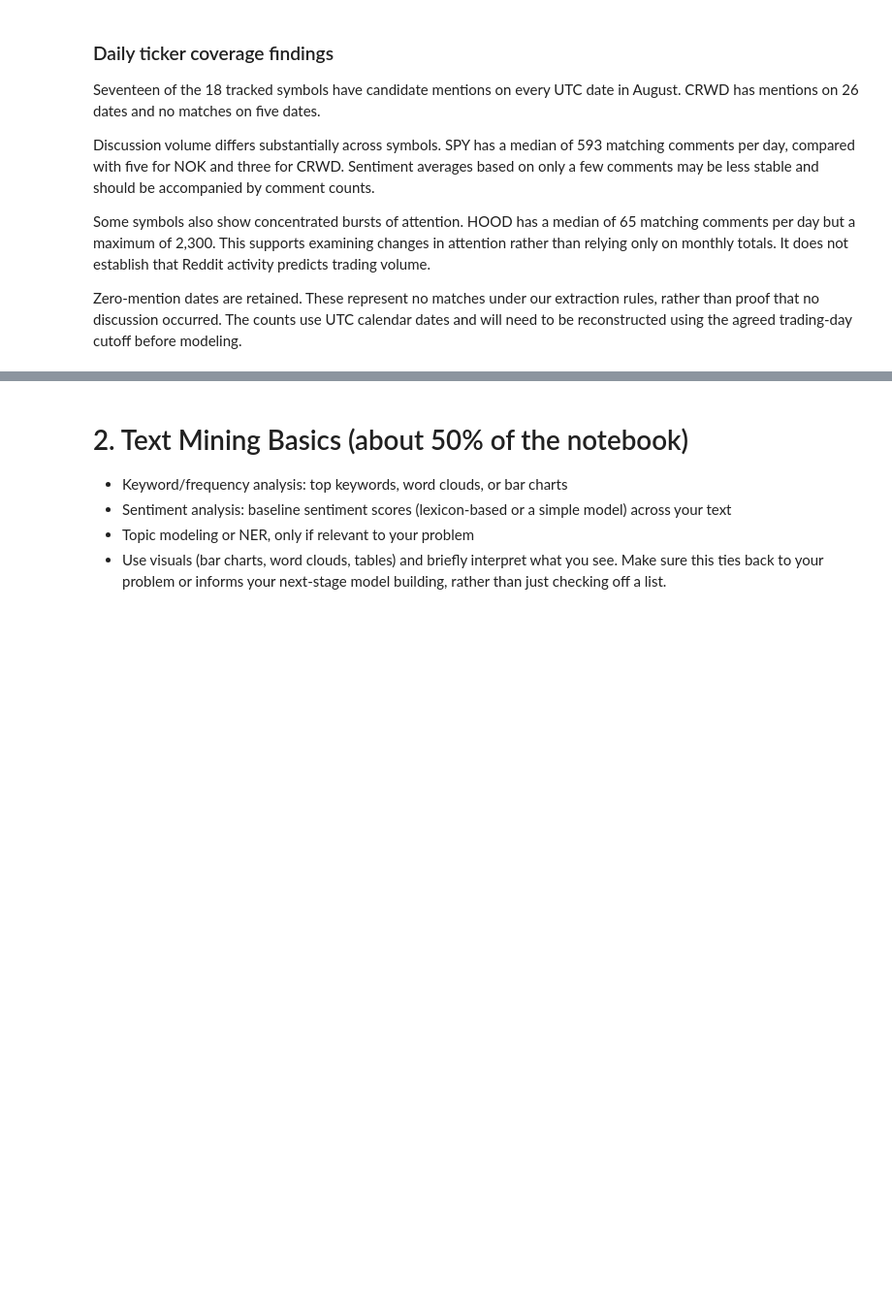
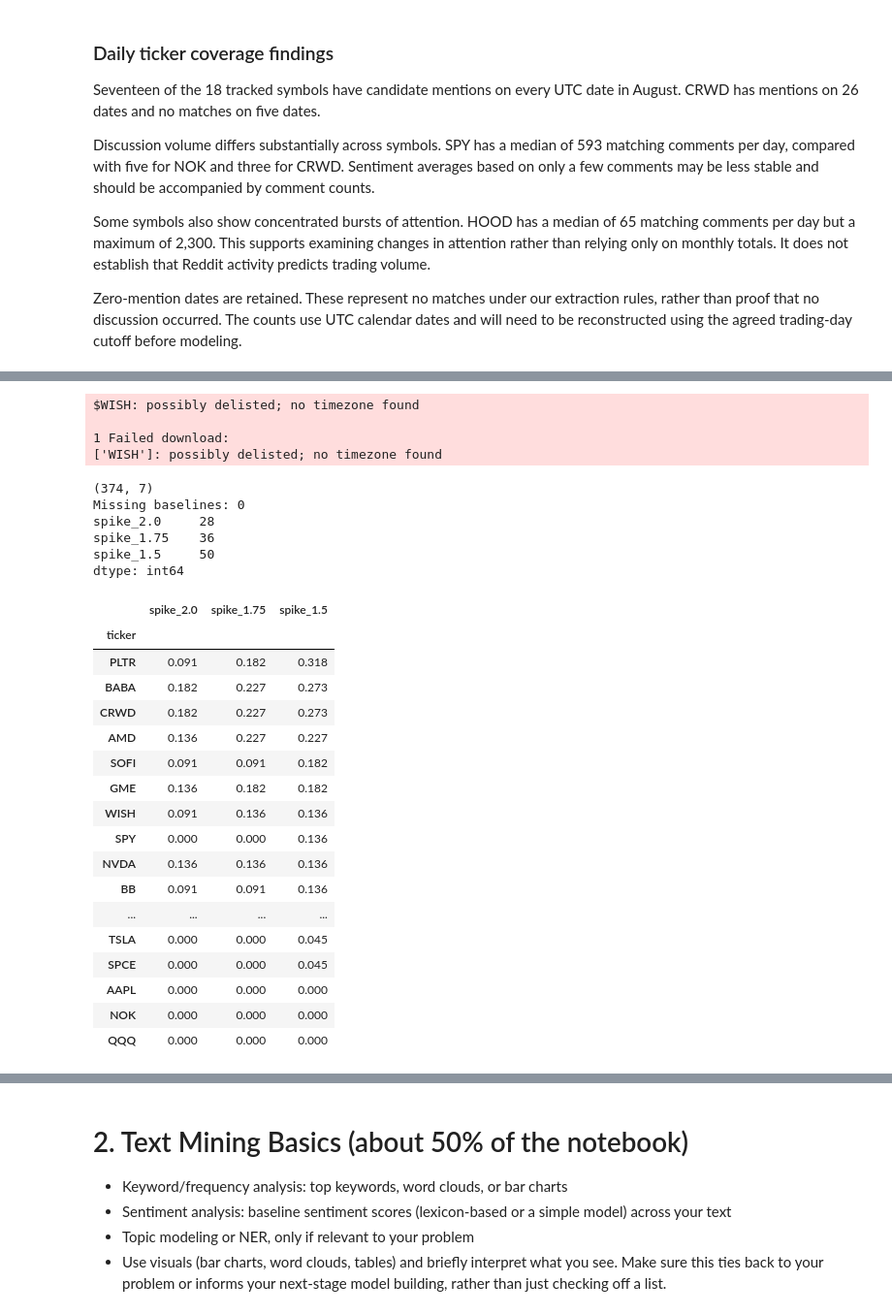
Before and after one commit to lagrenier4451/reddit-volume-forecast, a Jupyter notebook: notebooks/CDA_PhaseII_AlexToth_LucGrenier.ipynb, the cells around one changed output, grey strips where cells are left out. Shown at 97% size. Drawn from its saved outputs; the diff is of its cells as text; code cells hidden in the pictures; blank space fills up the shorter version.

```diff
--- a/notebooks/CDA_PhaseII_AlexToth_LucGrenier.ipynb
+++ b/notebooks/CDA_PhaseII_AlexToth_LucGrenier.ipynb
@@ -699,0 +704,66 @@ using the agreed trading-day cutoff before modeling.
+# %%
+import yfinance as yf
+
+def build_target(volume, window=20):
+    """Volume ratio vs. the prior `window` trading days, plus spike flags."""
+    out = pd.DataFrame({"volume": volume})
+    out["avg20"] = volume.rolling(window).mean().shift(1)
+    out["ratio"] = out["volume"] / out["avg20"]
+    for t in [2.0, 1.75, 1.5]:
+        out[f"spike_{t}"] = out["ratio"] >= t
+    return out
+
+# HOOD listed on 2021-07-29, so it has no 20-day baseline in August
+TARGET_TICKERS = [t for t in tickers if t != "HOOD"]
+
+prices = yf.download(TARGET_TICKERS, start="2021-07-01", end="2021-09-01", progress=False)
+# ContextLogic (WISH) now trades as LOGC; Yahoo keeps its history under the new symbol
+wish = yf.download("LOGC", start="2021-07-01", end="2021-09-01", progress=False)
+prices[("Volume", "WISH")] = wish["Volume"]["LOGC"]
+
+frames = []
+for tk in TARGET_TICKERS:
+    t = build_target(prices["Volume"][tk])
+    t["ticker"] = tk
+    frames.append(t.loc["2021-08-02":"2021-08-31"])
+
+target = pd.concat(frames)
+target.index.name = "session_date"
+
+spike_cols = ["spike_2.0", "spike_1.75", "spike_1.5"]
+print(target.shape)                                        # expect (374, 7): 22 sessions x 17 tickers
+print("Missing baselines:", target["avg20"].isna().sum())  # expect 0
+print(target[spike_cols].sum())                            # pooled spike counts
+
+by_ticker = target.groupby("ticker")[spike_cols].mean().round(3)
+by_ticker.loc["POOLED"] = target[spike_cols].mean().round(3)
+by_ticker.sort_values("spike_1.5", ascending=False)
+# %% [output]
+$WISH: possibly delisted; no timezone found
+
+1 Failed download:
+['WISH']: possibly delisted; no timezone found
+(374, 7)
+Missing baselines: 0
+spike_2.0     28
+spike_1.75    36
+spike_1.5     50
+dtype: int64
+|  | spike_2.0 | spike_1.75 | spike_1.5 |
+| ticker |  |  |  |
+| PLTR | 0.091 | 0.182 | 0.318 |
+| BABA | 0.182 | 0.227 | 0.273 |
+| CRWD | 0.182 | 0.227 | 0.273 |
+| AMD | 0.136 | 0.227 | 0.227 |
+| SOFI | 0.091 | 0.091 | 0.182 |
+| GME | 0.136 | 0.182 | 0.182 |
+| WISH | 0.091 | 0.136 | 0.136 |
+| SPY | 0.000 | 0.000 | 0.136 |
+| NVDA | 0.136 | 0.136 | 0.136 |
+| BB | 0.091 | 0.091 | 0.136 |
+| ... | ... | ... | ... |
+| TSLA | 0.000 | 0.000 | 0.045 |
+| SPCE | 0.000 | 0.000 | 0.045 |
+| AAPL | 0.000 | 0.000 | 0.000 |
+| NOK | 0.000 | 0.000 | 0.000 |
+| QQQ | 0.000 | 0.000 | 0.000 |
```
Also changed, not shown: parts of 10 cells of this notebook.
